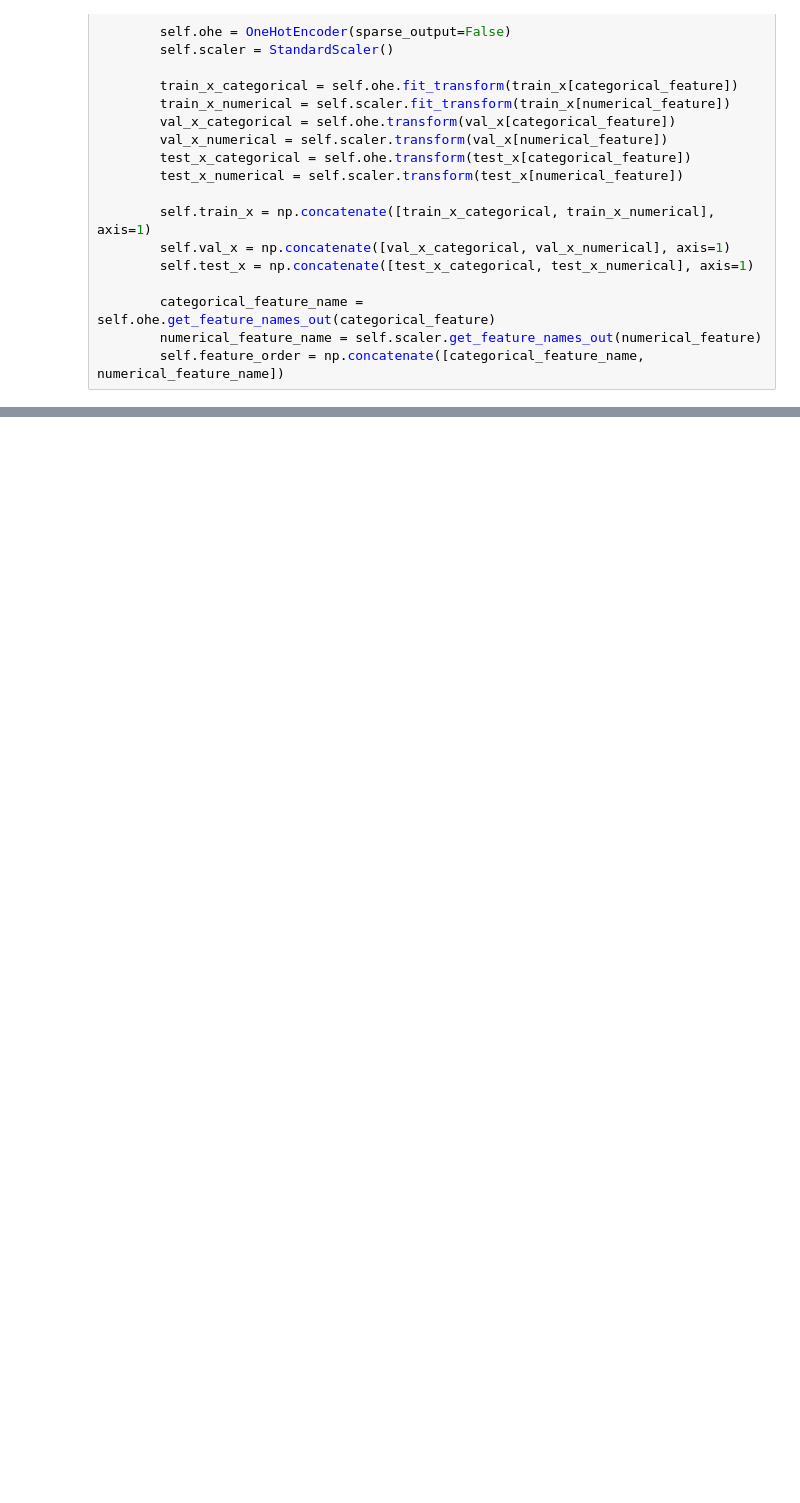
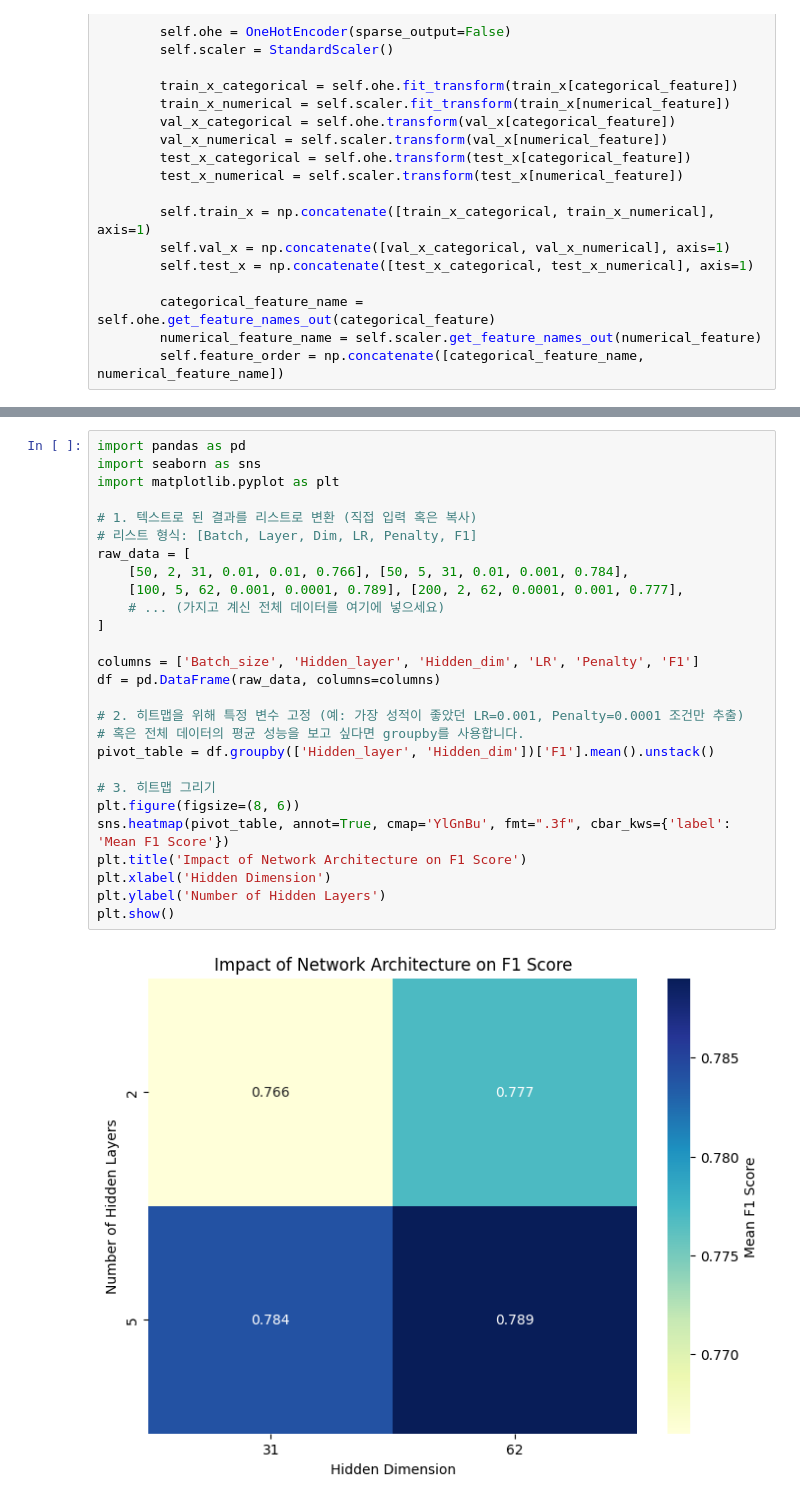
Before and after one commit to uchicago-capp30254-spr-26/project-voting_demographics_project, a Jupyter notebook: neural_networks_model.ipynb, the cells around one changed output, grey strips where cells are left out. Drawn from its saved outputs; the diff is of its cells as text; blank space fills up the shorter version.

```diff
--- a/neural_networks_model.ipynb
+++ b/neural_networks_model.ipynb
@@ -161,0 +270,29 @@ F1: 0.7574611181168558
+# %%
+import pandas as pd
+import seaborn as sns
+import matplotlib.pyplot as plt
+
+# 1. 텍스트로 된 결과를 리스트로 변환 (직접 입력 혹은 복사)
+# 리스트 형식: [Batch, Layer, Dim, LR, Penalty, F1]
+raw_data = [
+    [50, 2, 31, 0.01, 0.01, 0.766], [50, 5, 31, 0.01, 0.001, 0.784],
+    [100, 5, 62, 0.001, 0.0001, 0.789], [200, 2, 62, 0.0001, 0.001, 0.777],
+    # ... (가지고 계신 전체 데이터를 여기에 넣으세요)
+]
+
+columns = ['Batch_size', 'Hidden_layer', 'Hidden_dim', 'LR', 'Penalty', 'F1']
+df = pd.DataFrame(raw_data, columns=columns)
+
+# 2. 히트맵을 위해 특정 변수 고정 (예: 가장 성적이 좋았던 LR=0.001, Penalty=0.0001 조건만 추출)
+# 혹은 전체 데이터의 평균 성능을 보고 싶다면 groupby를 사용합니다.
+pivot_table = df.groupby(['Hidden_layer', 'Hidden_dim'])['F1'].mean().unstack()
+
+# 3. 히트맵 그리기
+plt.figure(figsize=(8, 6))
+sns.heatmap(pivot_table, annot=True, cmap='YlGnBu', fmt=".3f", cbar_kws={'label': 'Mean F1 Score'})
+plt.title('Impact of Network Architecture on F1 Score')
+plt.xlabel('Hidden Dimension')
+plt.ylabel('Number of Hidden Layers')
+plt.show()
+# %% [output]
+[figure, added]
```
Also changed, not shown: parts of 14 cells of this notebook.
